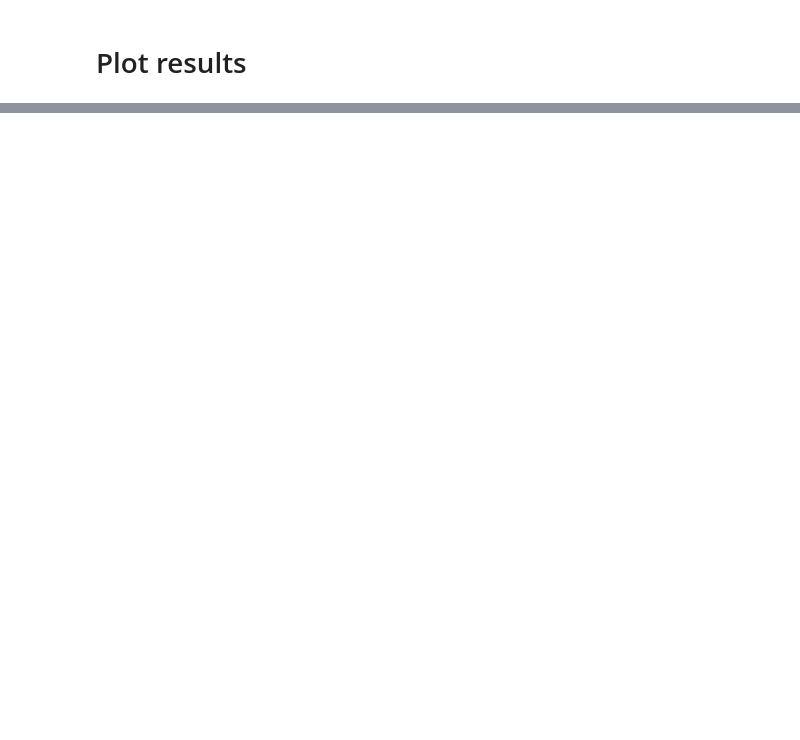
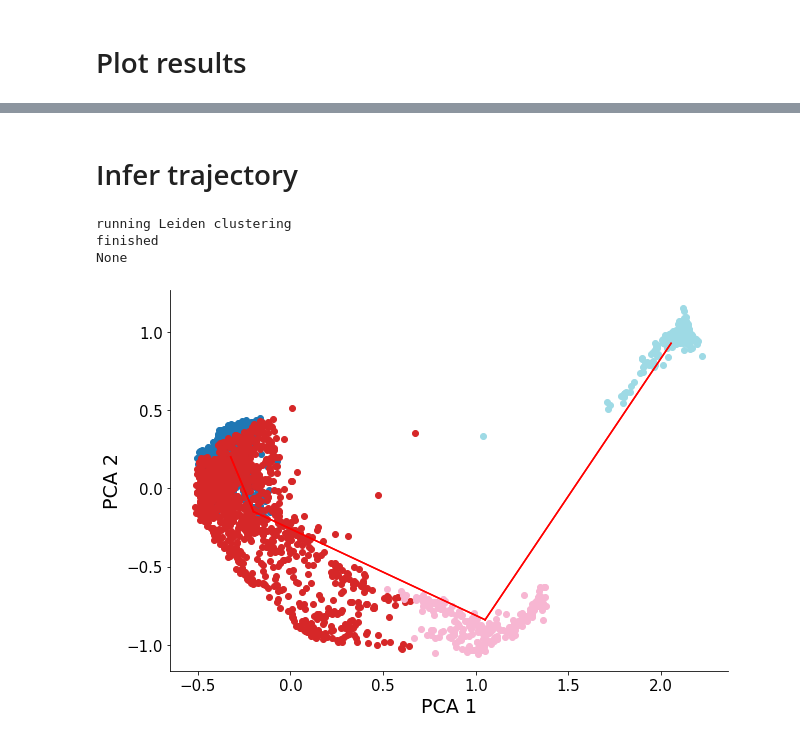
Before and after one commit to PeterZZQ/scDART, a Jupyter notebook: Examples/demo.ipynb, the cells around one changed output, grey strips where cells are left out. Saved outputs shown, nothing was run; the diff lists cells and outputs as text; code cells hidden in the pictures; blank space fills up the shorter version.

```diff
--- a/Examples/demo.ipynb
+++ b/Examples/demo.ipynb
@@ -162 +187,31 @@ None
+# %% [markdown]
+# Infer trajectory
+# %%
+# define the root cell
+root_cell = 35
+
+# infer the trajectory backbone
+groups, mean_cluster, T = ti.backbone_inf(np.concatenate((z_rna, z_atac), axis = 0), resolution = 0.05)
+groups_rna = groups[:counts_rna.shape[0]]
+groups_atac = groups[counts_rna.shape[0]:]
+root_clust = groups[root_cell]
+
+G = nx.from_numpy_matrix(T, create_using=nx.DiGraph)
+G = nx.dfs_tree(G, source = root_clust)
+paths = []
+for node in G:
+    if G.out_degree(node)==0: #it's a leaf
+        paths.append(nx.shortest_path(G, root_clust, node))
+
+pca_op = PCA(n_components = 2)
+z = pca_op.fit_transform(np.concatenate((z_rna, z_atac), axis = 0))
+z_rna_pca = z[:z_rna.shape[0],:]
+z_atac_pca = z[z_rna.shape[0]:,:]
+mean_cluster = pca_op.transform(np.array(mean_cluster))
+utils.plot_backbone(z_rna_pca, z_atac_pca, groups = groups, T = T, mean_cluster = mean_cluster, mode = "joint", figsize=(10,7), save = None, axis_label = "PCA")
+# %% [output]
+running Leiden clustering
+finished
+None
+[figure, added]
 # %%
```
Also changed, not shown: parts of 8 cells of this notebook, 23 other files.
